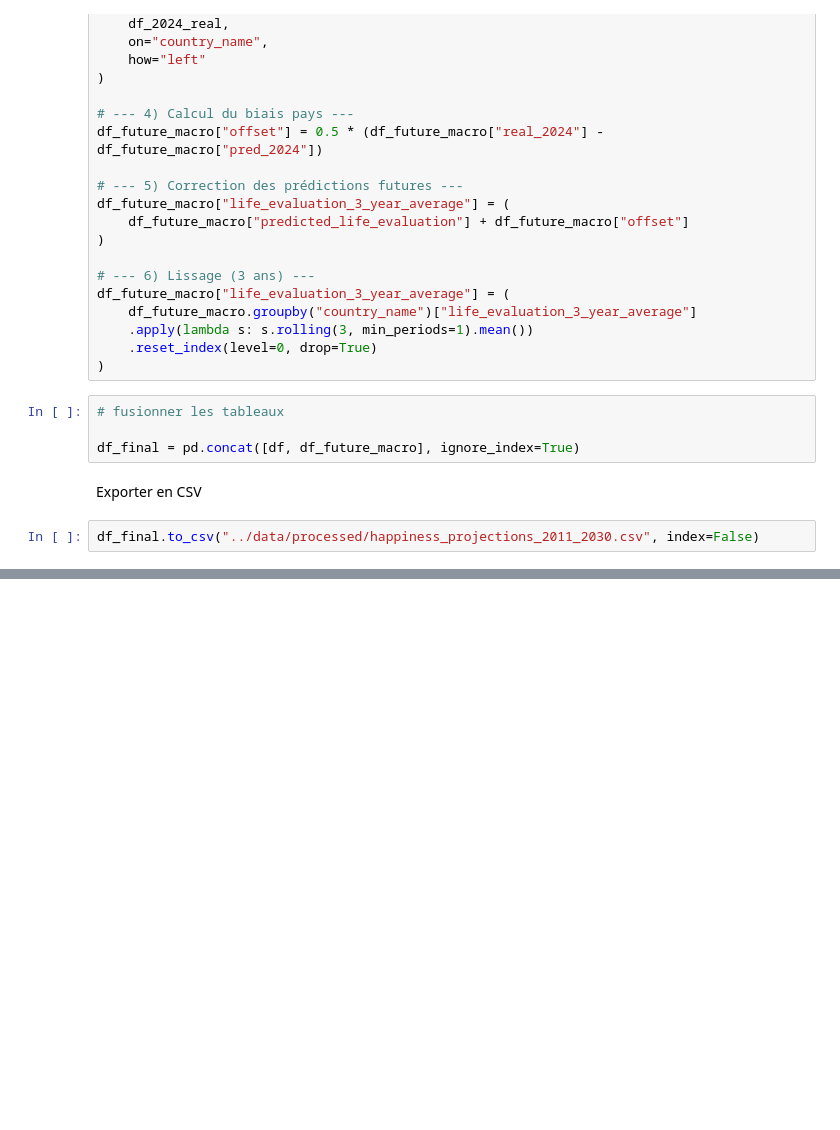
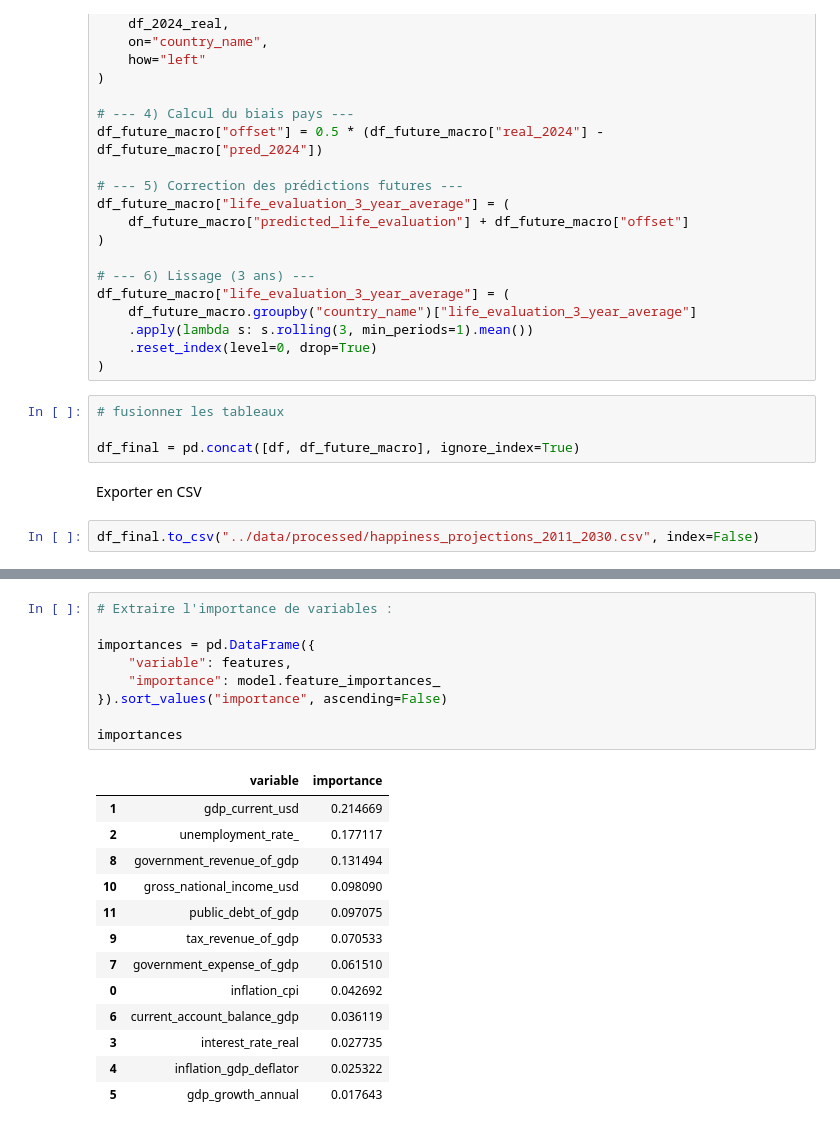
Before and after one commit to legarihon-svg/Happiness, a Jupyter notebook: notebooks/07_ML.ipynb, the cells around one changed output, grey strips where cells are left out. Cells and saved outputs as stored; diff of their text form; blank space fills up the shorter version.

```diff
--- a/notebooks/04_ML.ipynb
+++ b/notebooks/07_ML.ipynb
@@ -1015,0 +1069,23 @@ df_final.to_csv("../data/processed/happiness_projections_2011_2030.csv", index=F
+# %%
+# Extraire l'importance de variables :
+
+importances = pd.DataFrame({
+    "variable": features,
+    "importance": model.feature_importances_
+}).sort_values("importance", ascending=False)
+
+importances
+# %% [output]
+|  | variable | importance |
+| 1 | gdp_current_usd | 0.214669 |
+| 2 | unemployment_rate_ | 0.177117 |
+| 8 | government_revenue_of_gdp | 0.131494 |
+| 10 | gross_national_income_usd | 0.098090 |
+| 11 | public_debt_of_gdp | 0.097075 |
+| 9 | tax_revenue_of_gdp | 0.070533 |
+| 7 | government_expense_of_gdp | 0.061510 |
+| 0 | inflation_cpi | 0.042692 |
+| 6 | current_account_balance_gdp | 0.036119 |
+| 3 | interest_rate_real | 0.027735 |
+| 4 | inflation_gdp_deflator | 0.025322 |
+| 5 | gdp_growth_annual | 0.017643 |
```
Also changed, not shown: parts of 12 cells of this notebook, 13 other files.
